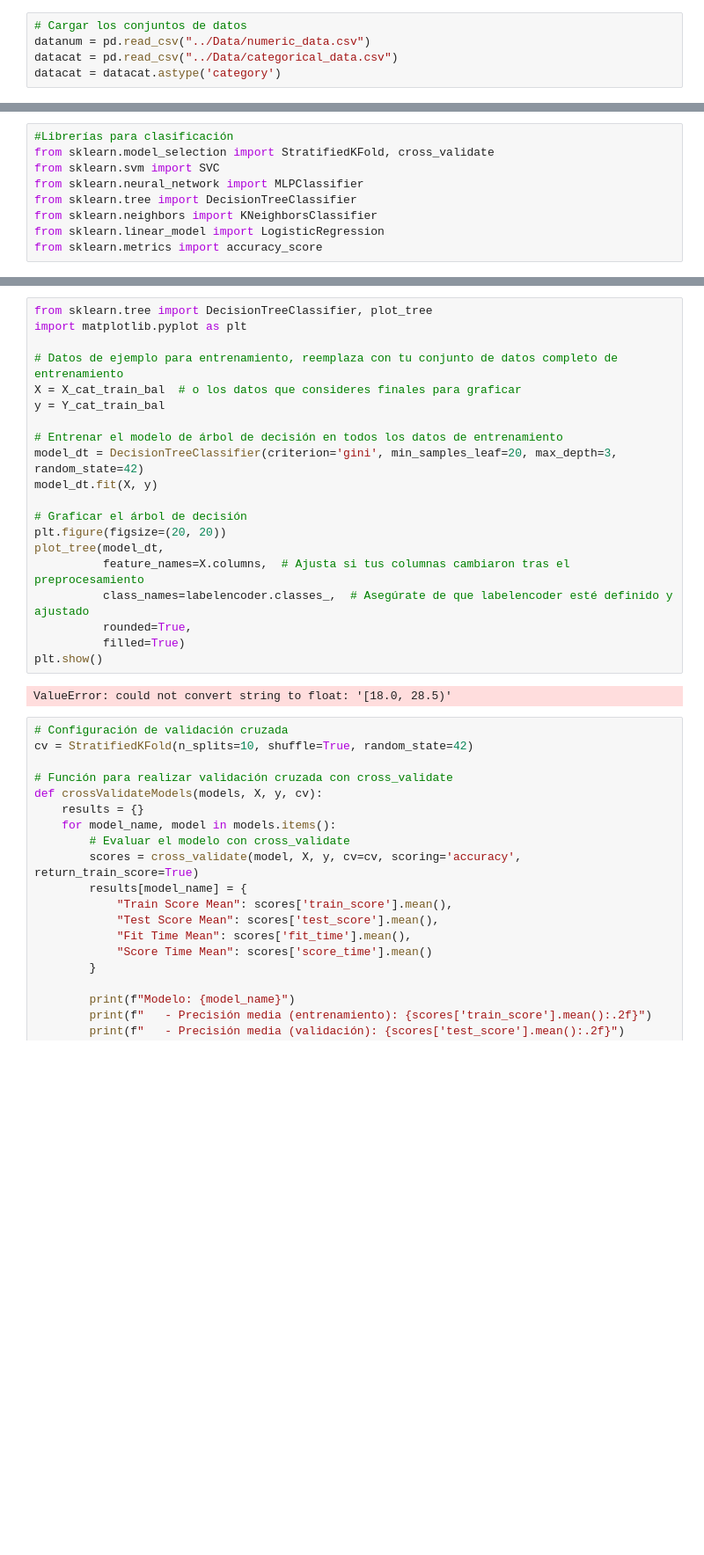
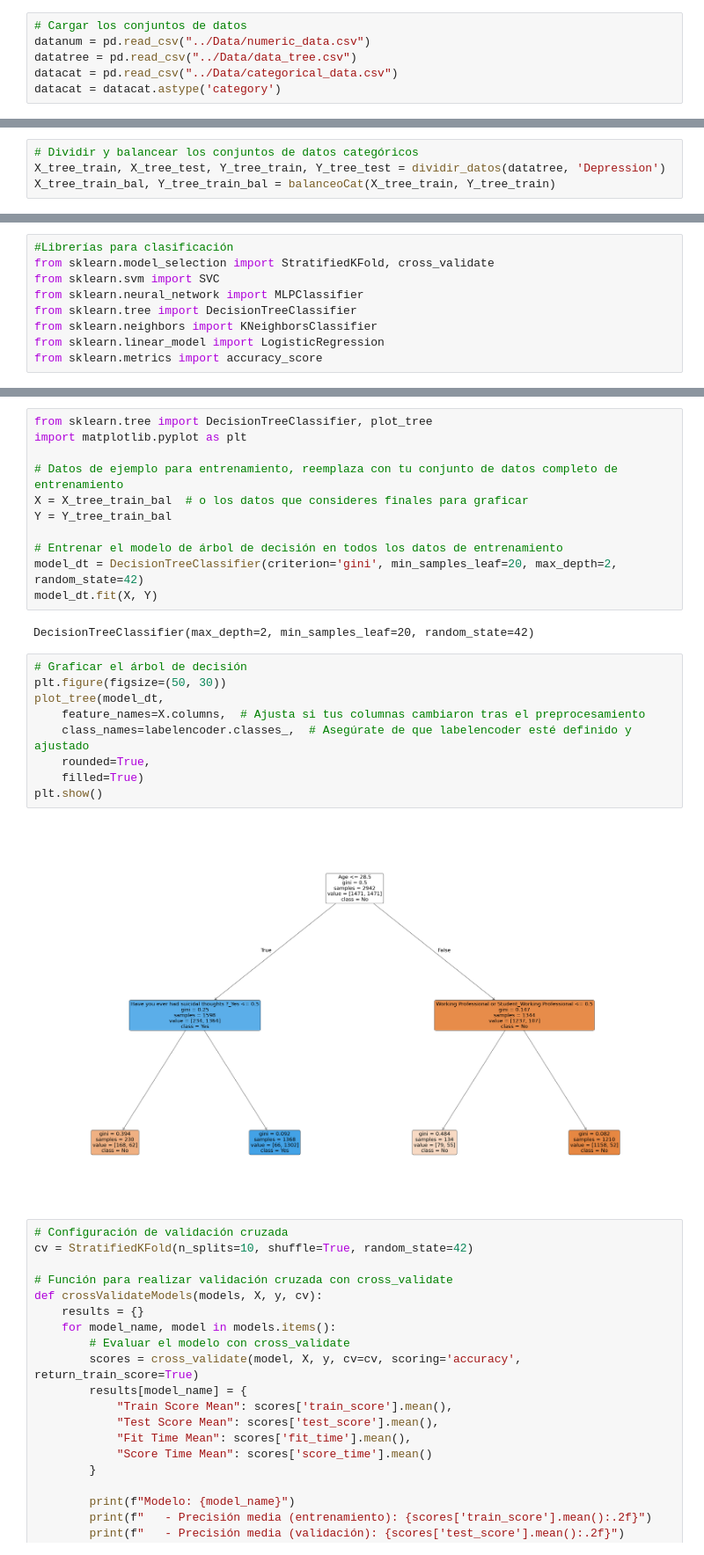
Before and after one commit to simon2326/Depression-Risk-Analysis, a Jupyter notebook: Modeling-Evaluation/modeling.ipynb, the cells around one changed output, grey strips where cells are left out. Shown at 88% size. Cells and saved outputs as stored; diff of their text form; blank space fills up the shorter version.

Commit message:
Decision Tree Version 2

```diff
--- a/Modeling-Evaluation/modeling.ipynb
+++ b/Modeling-Evaluation/modeling.ipynb
@@ -7,6 +7,7 @@ import numpy as np
 # %%
 # Cargar los conjuntos de datos
 datanum = pd.read_csv("../Data/numeric_data.csv")
+datatree = pd.read_csv("../Data/data_tree.csv")
 datacat = pd.read_csv("../Data/categorical_data.csv")
 datacat = datacat.astype('category')
 # %%
@@ -135,3 +149,7 @@ X_cat_train, X_cat_test, Y_cat_train, Y_cat_test = dividir_datos(datacat, 'Depre
 X_cat_train_bal, Y_cat_train_bal = balanceoCat(X_cat_train, Y_cat_train)
 # %% [output]
 [figure]
+# %%
+# Dividir y balancear los conjuntos de datos categóricos
+X_tree_train, X_tree_test, Y_tree_train, Y_tree_test = dividir_datos(datatree, 'Depression')
+X_tree_train_bal, Y_tree_train_bal = balanceoCat(X_tree_train, Y_tree_train)
@@ -162,23 +181,25 @@ from sklearn.tree import DecisionTreeClassifier, plot_tree
 import matplotlib.pyplot as plt
 
 # Datos de ejemplo para entrenamiento, reemplaza con tu conjunto de datos completo de entrenamiento
-X = X_cat_train_bal  # o los datos que consideres finales para graficar
-y = Y_cat_train_bal
+X = X_tree_train_bal  # o los datos que consideres finales para graficar
+Y = Y_tree_train_bal
 
 # Entrenar el modelo de árbol de decisión en todos los datos de entrenamiento
-model_dt = DecisionTreeClassifier(criterion='gini', min_samples_leaf=20, max_depth=3, random_state=42)
-model_dt.fit(X, y)
-
-# Graficar el árbol de decisión
-plt.figure(figsize=(20, 20))
-plot_tree(model_dt,
-          feature_names=X.columns,  # Ajusta si tus columnas cambiaron tras el preprocesamiento
-          class_names=labelencoder.classes_,  # Asegúrate de que labelencoder esté definido y ajustado
-          rounded=True,
-          filled=True)
-plt.show()
+model_dt = DecisionTreeClassifier(criterion='gini', min_samples_leaf=20, max_depth=2, random_state=42)
+model_dt.fit(X, Y)
 # %% [output]
-ValueError: could not convert string to float: '[18.0, 28.5)'
+DecisionTreeClassifier(max_depth=2, min_samples_leaf=20, random_state=42)
+# %%
+# Graficar el árbol de decisión
+plt.figure(figsize=(50, 30))
+plot_tree(model_dt,
+    feature_names=X.columns,  # Ajusta si tus columnas cambiaron tras el preprocesamiento
+    class_names=labelencoder.classes_,  # Asegúrate de que labelencoder esté definido y ajustado
+    rounded=True,
+    filled=True)
+plt.show()
+# %% [output]
+[figure, added]
 # %%
 # Configuración de validación cruzada
 cv = StratifiedKFold(n_splits=10, shuffle=True, random_state=42)
```
Also changed, not shown: parts of 6 cells of this notebook.
